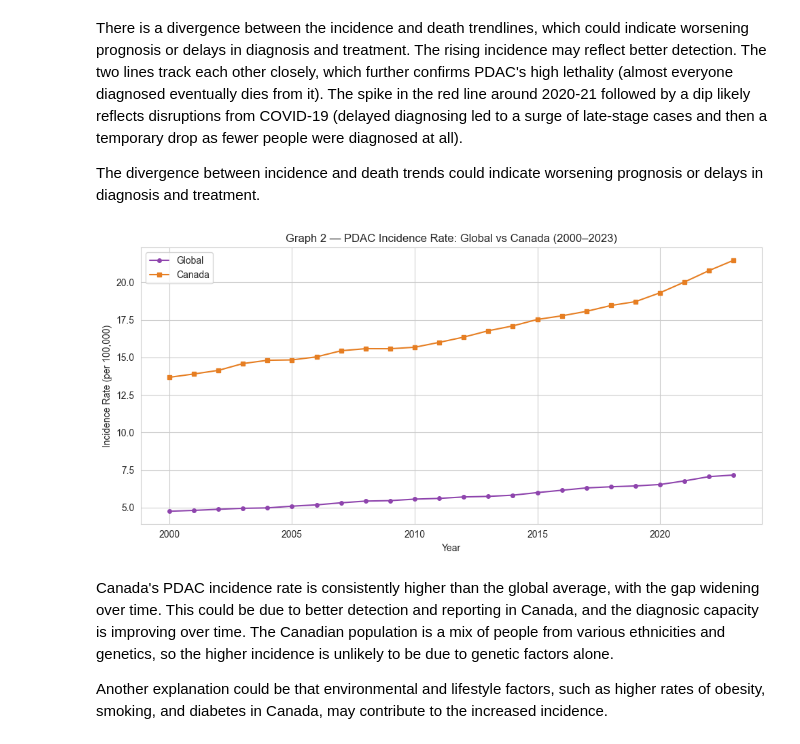
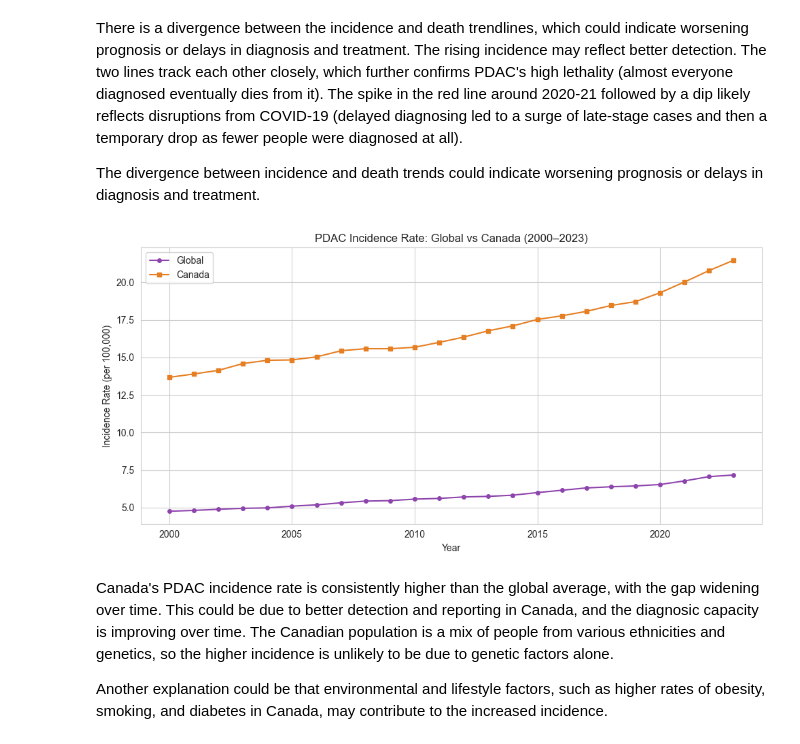
Before and after one commit to miatran8/rp4, a Jupyter notebook: PDAC Regression Analysis.ipynb, the cells around one changed output. Saved outputs shown, nothing was run; the diff lists cells and outputs as text; code cells hidden in the pictures.

```diff
--- a/PDAC Regression Analysis.ipynb
+++ b/PDAC Regression Analysis.ipynb
@@ -297,22 +297,22 @@ There is a divergence between the incidence and death trendlines, which could in
 
 The divergence between incidence and death trends could indicate worsening prognosis or delays in diagnosis and treatment.
 # %%
-# Graph 2 - Global vs Canada Incidence Rate Comparison
+# Global vs Canada Incidence Rate Comparison
 fig, ax = plt.subplots(figsize=(10, 5))
 ax.plot(global_inc["year"], global_inc["incidence_rate"], "o-",
         label="Global", color="#8e44ad", markersize=4)
 ax.plot(can_inc["year"], can_inc["incidence_rate"], "s-",
         label="Canada", color="#e67e22", markersize=4)
 ax.set_xlabel("Year")
 ax.set_ylabel("Incidence Rate (per 100,000)")
-ax.set_title("Graph 2 — PDAC Incidence Rate: Global vs Canada (2000–2023)")
+ax.set_title("PDAC Incidence Rate: Global vs Canada (2000–2023)")
 ax.legend()
 plt.tight_layout()
-plt.savefig("graph02_global_vs_canada_incidence.png")
+plt.savefig("global_vs_canada_incidence.png")
 plt.show()
 plt.close()
 # %% [output]
-[figure, old version]
+[figure, new version]
 # %% [markdown]
 Canada's PDAC incidence rate is consistently higher than the global average, with the gap widening over time. This could be due to better detection and reporting in Canada, and the diagnosic capacity is improving over time. The Canadian population is a mix of people from various ethnicities and genetics, so the higher incidence is unlikely to be due to genetic factors alone.
 
```
Also changed, not shown: parts of 5 cells of this notebook, 6 other files.
